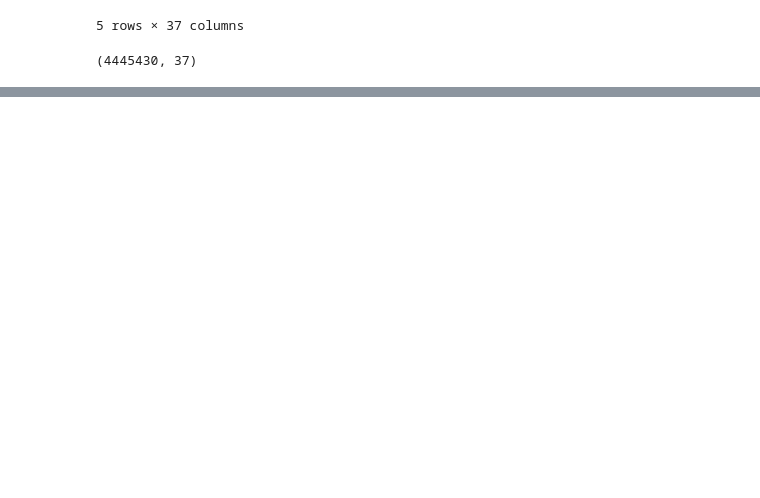
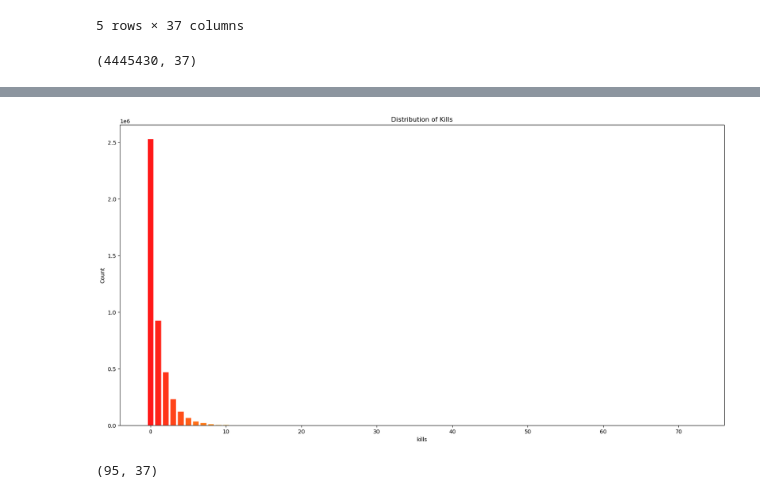
Before and after one commit to zhangkuntony/PUBG, a Jupyter notebook: Example.ipynb, the cells around one changed output, grey strips where cells are left out. Drawn from its saved outputs; the diff is of its cells as text; code cells hidden in the pictures; blank space fills up the shorter version.

```diff
--- a/Example.ipynb
+++ b/Example.ipynb
@@ -458,0 +236,19 @@ matchType_encoding.head()
+# %%
+# 使用matplotlib绘制总杀敌数的柱状图
+kills_data = train['kills']
+kills_count = kills_data.value_counts().sort_index()
+# 开始绘图
+plt.figure(figsize=(20, 10))
+color_gradient = plt.cm.hsv(np.linspace(0, 1, len(counts)))
+plt.bar(kills_count.index, kills_count.values, color=color_gradient, alpha=0.9, edgecolor='white', linewidth=1.0)
+plt.xlabel('kills')
+plt.ylabel('Count')
+plt.title('Distribution of Kills')
+plt.show()
+# %% [output]
+[figure, added]
+# %%
+# 查看总杀敌数超过30个的玩家
+train[train['kills'] > 30].shape
+# %% [output]
+(95, 37)
```
Also changed, not shown: parts of 140 cells of this notebook.
